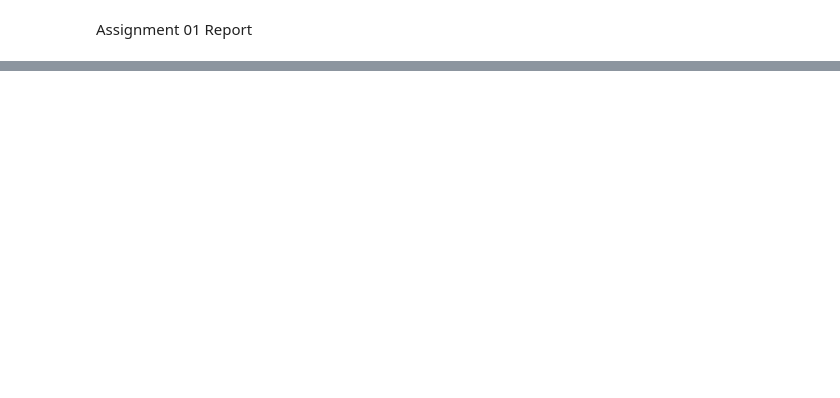
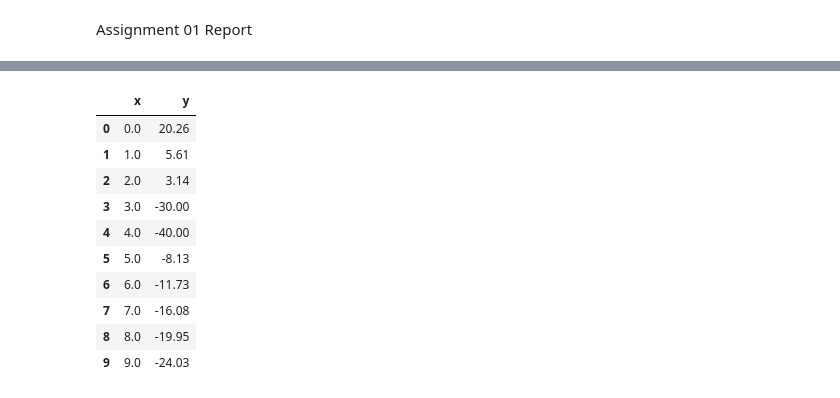
Before and after one commit to AashirRasadh/Pattern-Recognition-Assignment-01, a Jupyter notebook: assignment1.ipynb, the cells around one changed output, grey strips where cells are left out. Cells and saved outputs as stored; diff of their text form; code cells hidden in the pictures; blank space fills up the shorter version.

```diff
--- a/assignment1.ipynb
+++ b/assignment1.ipynb
@@ -8,0 +10,21 @@ ModuleNotFoundError: No module named 'pandas'
+# %%
+plt.rcParams.update({"figure.figsize": (8,5), "font.size": 12})
+
+# Table 1 (given)
+df = pd.DataFrame({
+    "x": np.array([0,1,2,3,4,5,6,7,8,9], dtype=float),
+    "y": np.array([20.26,5.61,3.14,-30.00,-40.00,-8.13,-11.73,-16.08,-19.95,-24.03], dtype=float)
+})
+df
+# %% [output]
+|  | x | y |
+| 0 | 0.0 | 20.26 |
+| 1 | 1.0 | 5.61 |
+| 2 | 2.0 | 3.14 |
+| 3 | 3.0 | -30.00 |
+| 4 | 4.0 | -40.00 |
+| 5 | 5.0 | -8.13 |
+| 6 | 6.0 | -11.73 |
+| 7 | 7.0 | -16.08 |
+| 8 | 8.0 | -19.95 |
+| 9 | 9.0 | -24.03 |
```
Also changed, not shown: parts of 2 cells of this notebook.
